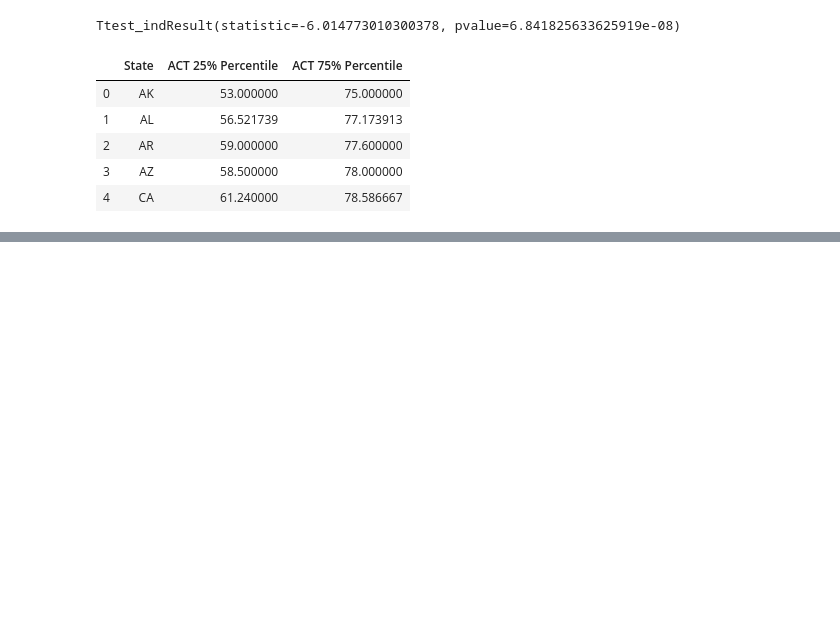
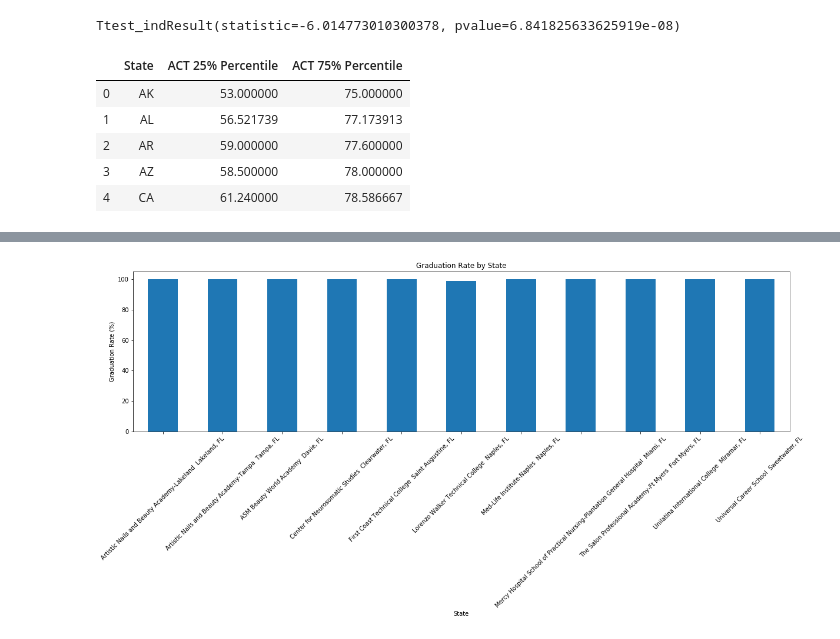
Before and after one commit to cheikhsidi/graduation_Analytics_FL, a Jupyter notebook: Graduation_Project.ipynb, the cells around one changed output, grey strips where cells are left out. Cells and saved outputs as stored; diff of their text form; code cells hidden in the pictures; blank space fills up the shorter version.

```diff
--- a/Graduation_Project.ipynb
+++ b/Graduation_Project.ipynb
@@ -199,0 +199,4 @@ Ttest_indResult(statistic=-1.6615891429762641, pvalue=0.10280111787662326)
+# %%
+#Extracting Florida Gradution data
+Graduation_Fl = Graduation.loc[(Graduation["State"] == "FL") & (Graduation["Graduation Rate"]>98)]
+Graduation_Fl
@@ -199,0 +216,13 @@ Ttest_indResult(statistic=-1.6615891429762641, pvalue=0.10280111787662326)
+# %%
+# Plotting Florida COlleges
+fig, ax = plt.subplots()
+x_axis = [x for x in range(len(Graduation_Fl["State"]))]
+ax = Graduation_Fl["Graduation Rate"].plot(kind = "bar", figsize = (20,5))
+plt.xticks(x_axis, Graduation_Fl["School Name"], rotation=45)
+plt.title("Graduation Rate by State")
+ax.set_xlabel("State")
+ax.set_ylabel("Graduation Rate (%)")
+#fig.savefig('Graduation_by_State.png')
+plt.show()
+# %% [output]
+[figure, added]
```
Also changed, not shown: parts of 7 cells of this notebook, 7 other files.
